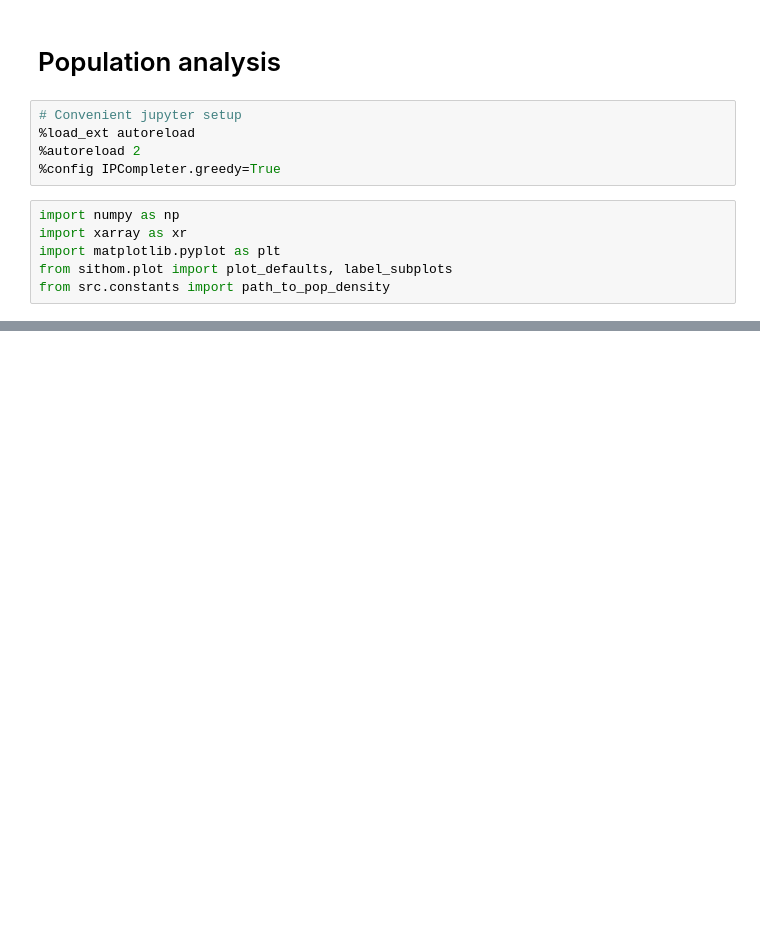
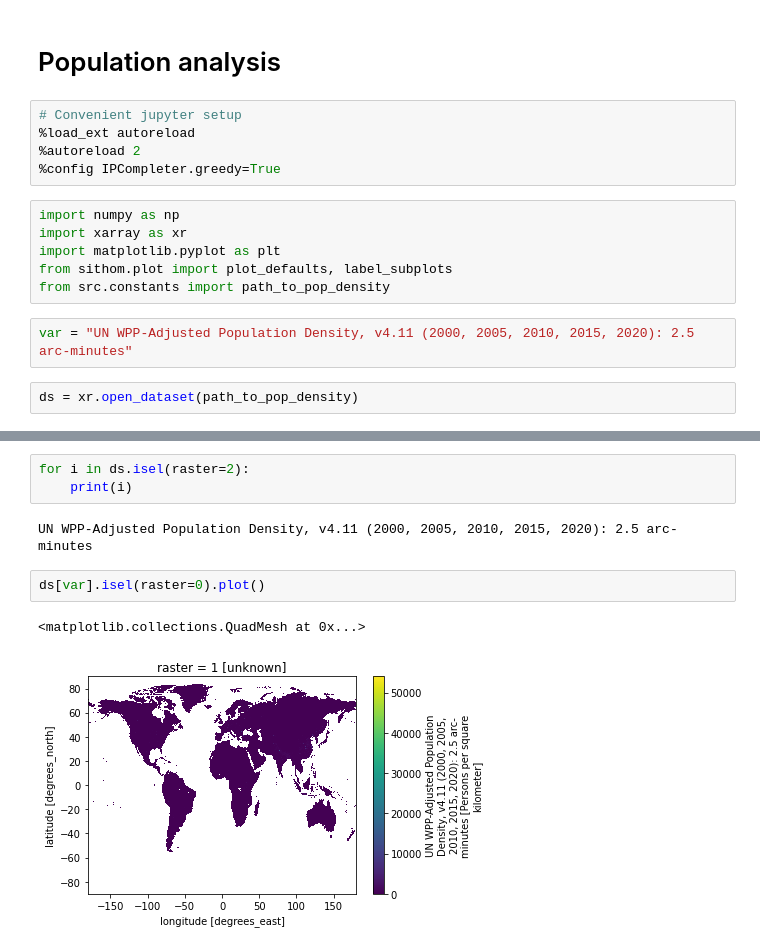
Before and after one commit to sdat2/pop, a Jupyter notebook: Pop.ipynb, the cells around one changed output, grey strips where cells are left out. Saved outputs shown, nothing was run; the diff lists cells and outputs as text; blank space fills up the shorter version.

Commit message:
ext: adding plotting pop density

```diff
--- a/Pop.ipynb
+++ b/Pop.ipynb
@@ -11,3 +11,7 @@ import xarray as xr
 import matplotlib.pyplot as plt
 from sithom.plot import plot_defaults, label_subplots
 from src.constants import path_to_pop_density
+# %%
+var = "UN WPP-Adjusted Population Density, v4.11 (2000, 2005, 2010, 2015, 2020): 2.5 arc-minutes"
+# %%
+ds = xr.open_dataset(path_to_pop_density)
@@ -13,0 +37,10 @@ from src.constants import path_to_pop_density
+# %%
+for i in ds.isel(raster=2):
+    print(i)
+# %% [output]
+UN WPP-Adjusted Population Density, v4.11 (2000, 2005, 2010, 2015, 2020): 2.5 arc-minutes
+# %%
+ds[var].isel(raster=0).plot()
+# %% [output]
+<matplotlib.collections.QuadMesh at 0x...>
+[figure, added]
```
Also changed, not shown: parts of 3 cells of this notebook.
